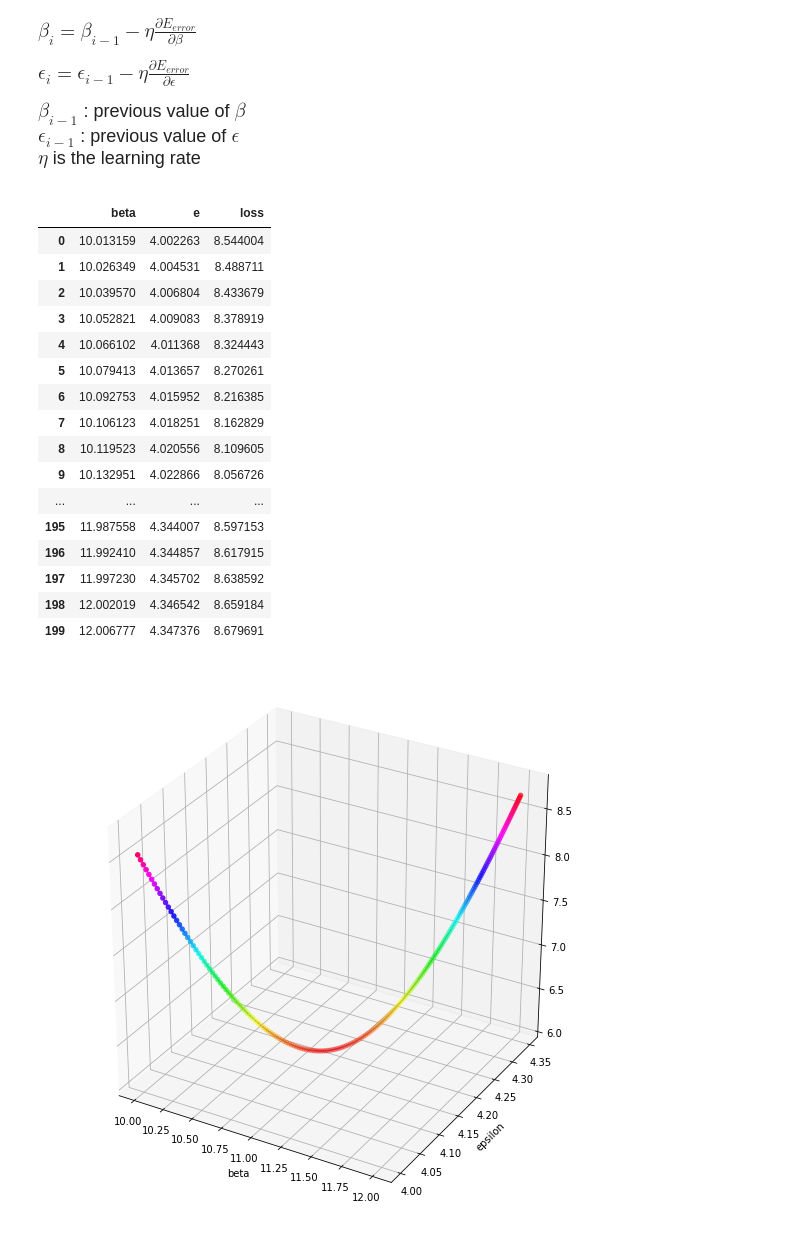
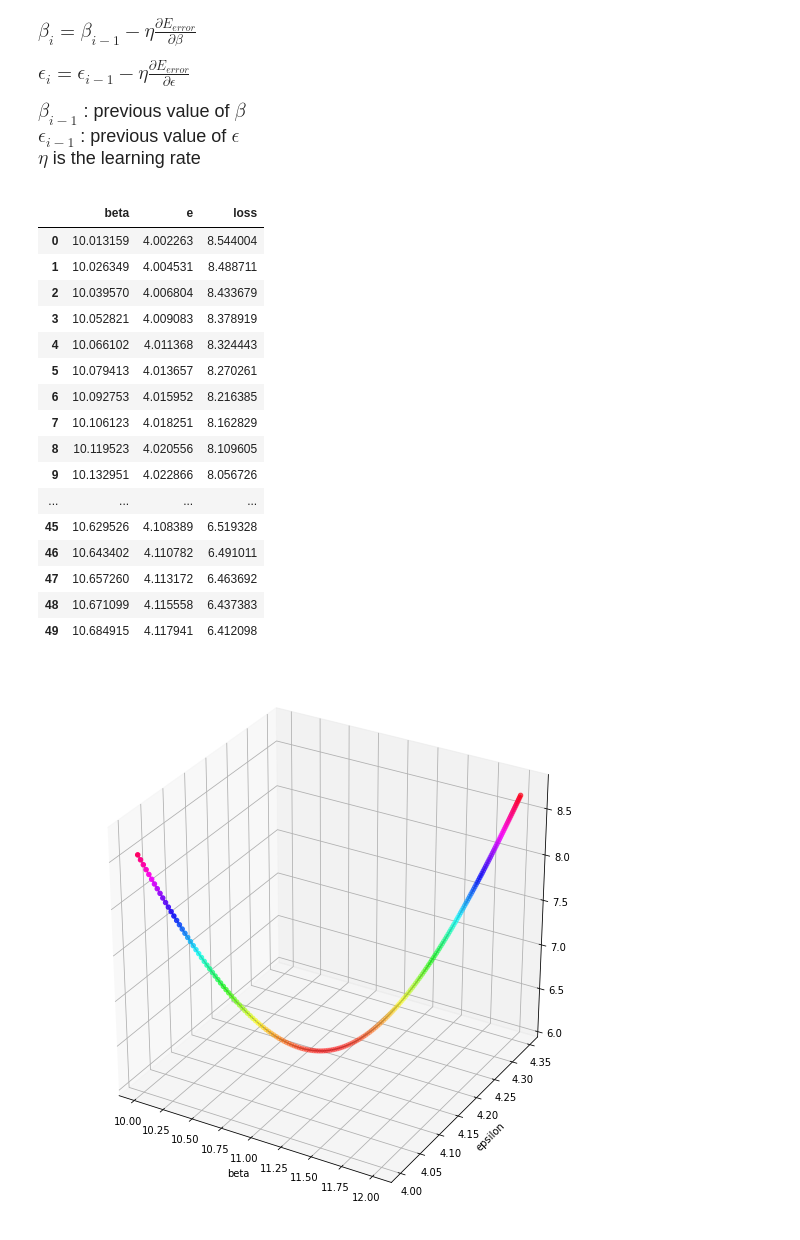
Before and after one commit to ArunJayan/DLCVNLP, a Jupyter notebook: lecturenote/lecture101.ipynb, the cells around one changed output. Drawn from its saved outputs; the diff is of its cells as text; code cells hidden in the pictures.

```diff
--- a/lecturenote/lecture101.ipynb
+++ b/lecturenote/lecture101.ipynb
@@ -500,25 +500,25 @@ def model_train(iteration,rate):
 # %%
 # learning rate is 0.001
 loss_data = model_train(200,.001)
-loss_data
+loss_data.head(50)
 # %% [output]
 |  | beta | e | loss |
 | 0 | 10.013159 | 4.002263 | 8.544004 |
 | 1 | 10.026349 | 4.004531 | 8.488711 |
 | 2 | 10.039570 | 4.006804 | 8.433679 |
 | 3 | 10.052821 | 4.009083 | 8.378919 |
 | 4 | 10.066102 | 4.011368 | 8.324443 |
 | 5 | 10.079413 | 4.013657 | 8.270261 |
 | 6 | 10.092753 | 4.015952 | 8.216385 |
 | 7 | 10.106123 | 4.018251 | 8.162829 |
 | 8 | 10.119523 | 4.020556 | 8.109605 |
 | 9 | 10.132951 | 4.022866 | 8.056726 |
 | ... | ... | ... | ... |
-| 195 | 11.987558 | 4.344007 | 8.597153 |
-| 196 | 11.992410 | 4.344857 | 8.617915 |
-| 197 | 11.997230 | 4.345702 | 8.638592 |
-| 198 | 12.002019 | 4.346542 | 8.659184 |
-| 199 | 12.006777 | 4.347376 | 8.679691 |
+| 45 | 10.629526 | 4.108389 | 6.519328 |
+| 46 | 10.643402 | 4.110782 | 6.491011 |
+| 47 | 10.657260 | 4.113172 | 6.463692 |
+| 48 | 10.671099 | 4.115558 | 6.437383 |
+| 49 | 10.684915 | 4.117941 | 6.412098 |
 # %%
 plot_graph(loss_data)
 # %% [output]
```
